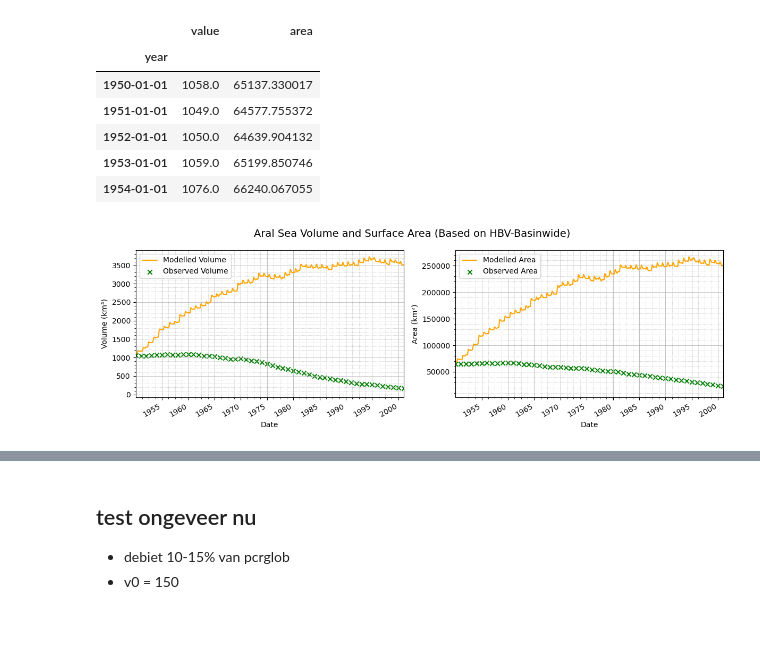
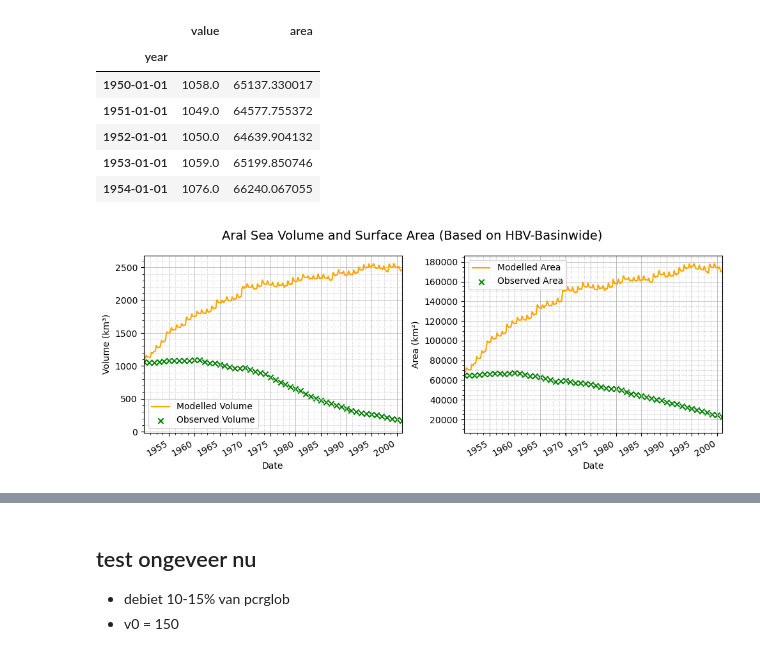
Before and after one commit to andrevdv/MSc_AralSea, a Jupyter notebook: book/thesis_projects/MSc/2025_Q1_AndreVanDerVeen_CEG/work_in_progress/Test_Aral/Test_Aral_Simulation_5000.ipynb, the cells around one changed output, grey strips where cells are left out. Drawn from its saved outputs; the diff is of its cells as text; code cells hidden in the pictures; blank space fills up the shorter version.

```diff
--- a/book/thesis_projects/MSc/2025_Q1_AndreVanDerVeen_CEG/work_in_progress/Test_Aral/Test_Aral_Simulation_5000.ipynb
+++ b/book/thesis_projects/MSc/2025_Q1_AndreVanDerVeen_CEG/work_in_progress/Test_Aral/Test_Aral_Simulation_5000.ipynb
@@ -11,11 +11,18 @@ import fiona
 import shapely.geometry
 from pyproj import Geod
 # %%
-results = pd.read_csv(
-    "HBV_AralBasin_5000.csv",
+HBV_Chatly = pd.read_csv(
+    "HBV_GRDC_Chatly_5000.csv",
     index_col=0,          # use first column as index
     parse_dates=True      # automatically parse as datetime if possible
 )
+
+HBV_Kazalinsk = pd.read_csv(
+    "HBV_GRDC_Kazalinsk_5000.csv",
+    index_col=0,          # use first column as index
+    parse_dates=True      # automatically parse as datetime if possible
+)
+
 
 observations = pd.read_csv("BathyData.txt", sep="\t", header=None, names=["year", "value"])
 
@@ -57,7 +71,16 @@ poly_area, poly_perimeter = geod.geometry_area_perimeter(poly)
 catchment_area_m2 = abs(poly_area)
 print(f"{catchment_area_m2 = }")
 
-results['Modelled_discharge'] = results['Modelled_discharge']* conversion_mmday2m3s * catchment_area_m2
+area_chatly = catchment_area_from_shapefile(
+    "/home/avandervee3/MSc_AralSea/book/thesis_projects/MSc/2025_Q1_AndreVanDerVeen_CEG/work_in_progress/Test_Aral/AralSea_Basin/Chatly_GRDC/Chatly_GRDC.shx"
+)
+area_kazalinsk = catchment_area_from_shapefile(
+    "/home/avandervee3/MSc_AralSea/book/thesis_projects/MSc/2025_Q1_AndreVanDerVeen_CEG/work_in_progress/Test_Aral/AralSea_Basin/Kazalinsk_GRDC/Kazalinsk_GRDC.shp"
+)
+
+HBV_Chatly['Modelled_discharge'] = HBV_Chatly['Modelled_discharge']* conversion_mmday2m3s * area_chatly
+
+HBV_Kazalinsk['Modelled_discharge'] = HBV_Kazalinsk['Modelled_discharge']* conversion_mmday2m3s * area_kazalinsk
 # %% [output]
 catchment_area_m2 = 1845542301721.4697
 # %%
@@ -107,14 +130,14 @@ area_interp_ext = A_of_V(vol_grid_ext)
 
 Initial_volume_AralSea_km3 = 1100
 
-experiment_start_date = results.index.min().strftime("%Y-%m-%d")
-experiment_end_date = results.index.max().strftime("%Y-%m-%d")
-n = len(results.index)
+experiment_start_date = HBV_Chatly.index.min().strftime("%Y-%m-%d")
+experiment_end_date = HBV_Chatly.index.max().strftime("%Y-%m-%d")
+n = len(HBV_Chatly.index)
 
 
 
-Volume_Aral_Sea_km3 = pd.Series(0.0, index=results.index, name='Volume_Aral_Sea_km3')
-Area_Aral_Sea_km2 = pd.Series(0.0, index=results.index, name='Area_Aral_Sea_km2')
+Volume_Aral_Sea_km3 = pd.Series(0.0, index=HBV_Chatly.index, name='Volume_Aral_Sea_km3')
+Area_Aral_Sea_km2 = pd.Series(0.0, index=HBV_Chatly.index, name='Area_Aral_Sea_km2')
 Volume_Aral_Sea_km3.iloc[0] = Initial_volume_AralSea_km3
 Area_Aral_Sea_km2.iloc[0] = A_of_V(Volume_Aral_Sea_km3.iloc[0])
 # %%
@@ -131,9 +154,9 @@ observations.head()
 # %%
 for i in range(1, n):
     # Inflow from rivers (km3/day)
-    Q_day_m3day_Chatly = results.iloc[i, results.columns.get_loc('Modelled_discharge')] * 86400 / 1e9
-    #Q_day_m3day_Kazalinsk = results.iloc[i, results.columns.get_loc('Kazalinsk')] * 86400 / 1e9
-    Q_day_m3day_Kazalinsk = 0
+    Q_day_m3day_Chatly = HBV_Chatly.iloc[i, HBV_Chatly.columns.get_loc('Modelled_discharge')] * 86400 / 1e9
+    Q_day_m3day_Kazalinsk = HBV_Kazalinsk.iloc[i, HBV_Kazalinsk.columns.get_loc('Modelled_discharge')] * 86400 / 1e9
+    #Q_day_m3day_Kazalinsk = 0
 
     # Test factor to adjust inflow (calibration)
     testfactor = 1
@@ -173,7 +196,7 @@ df = pd.DataFrame({
     'Area': Area_Aral_Sea_km2
 })
 # %%
-fig, ax = plt.subplots(1, 2, figsize=(12, 4))
+fig, ax = plt.subplots(1, 2, figsize=(10, 4))
 
 # Plot modelled volume
 df['Volume'].plot(ax=ax[0], label='Modelled Volume', color='orange')
@@ -185,34 +208,34 @@ ax[0].scatter(observations.index, observations['value'],
 #ax[0].set_title('Volume of the Aral Sea over time')
 ax[0].set_ylabel('Volume (km³)')
 ax[0].set_xlabel('Date')
 ax[0].set_xlim(experiment_start_date, experiment_end_date)
 ax[0].legend()
 ax[0].grid(True, which='major', linestyle='-', linewidth=0.5)
 ax[0].grid(True, which='minor', linestyle=':', linewidth=0.5)
 ax[0].minorticks_on()
 
 # Plot modelled area
 df['Area'].plot(ax=ax[1], label='Modelled Area', color='orange')
 
 # Plot observed area as scatter
 ax[1].scatter(observations.index, observations['area'],
               color='green', marker='x', label='Observed Area')
 
 #ax[1].set_title('Surface Area of the Aral Sea over time')
 ax[1].set_ylabel('Area (km²)')
 ax[1].set_xlabel('Date')
 ax[1].set_xlim(experiment_start_date, experiment_end_date)
 ax[1].legend()
 ax[1].grid(True, which='major', linestyle='-', linewidth=0.5)
 ax[1].grid(True, which='minor', linestyle=':', linewidth=0.5)
 ax[1].minorticks_on()
 
 plt.suptitle('Aral Sea Volume and Surface Area (Based on HBV-Basinwide)', fontsize=14)
 plt.tight_layout()
 plt.savefig('Aral_Sea_Volume_Area_5000.png', bbox_inches='tight', pad_inches=0.05, dpi=200)
 plt.show()
 # %% [output]
-[figure, old version]
+[figure, new version]
 # %%
 from ewatercycle.observation.grdc import get_grdc_data
 
```
Also changed, not shown: parts of 5 cells of this notebook.
